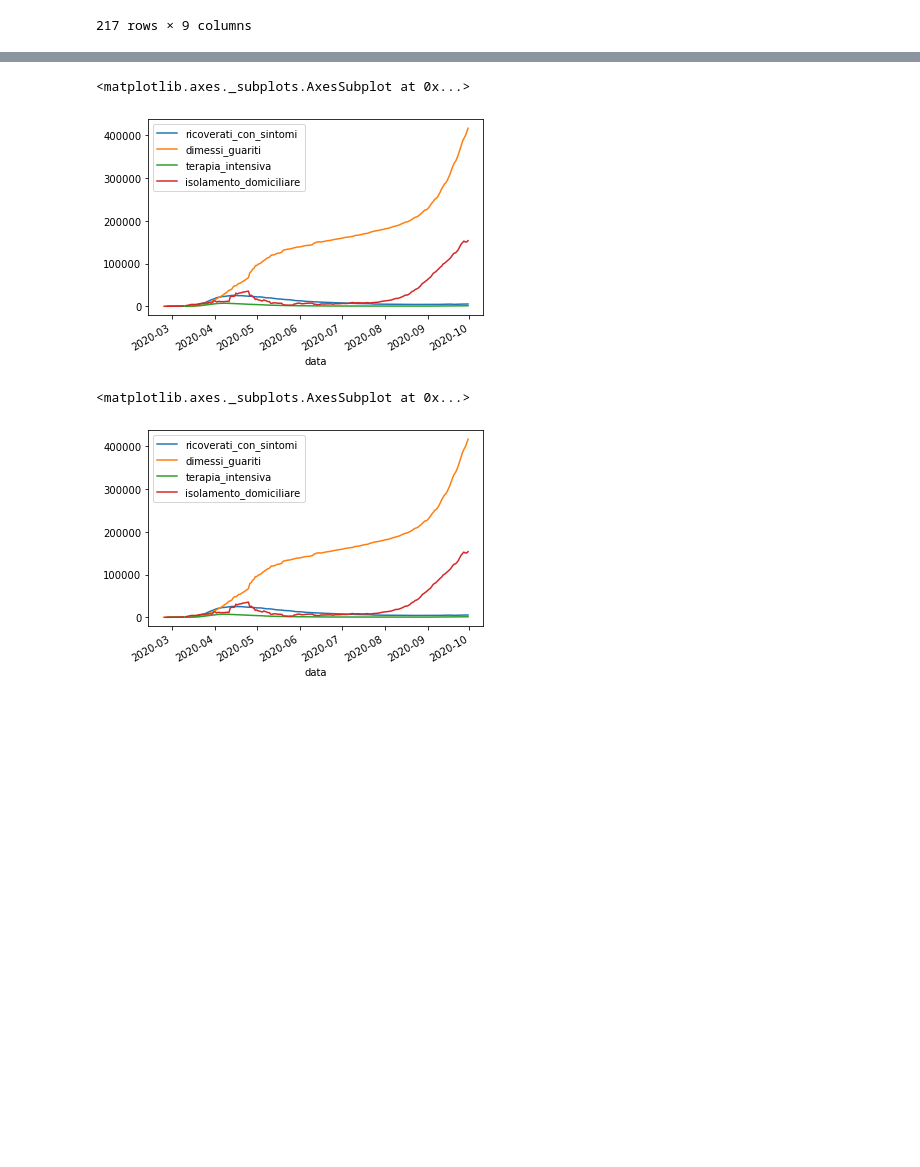
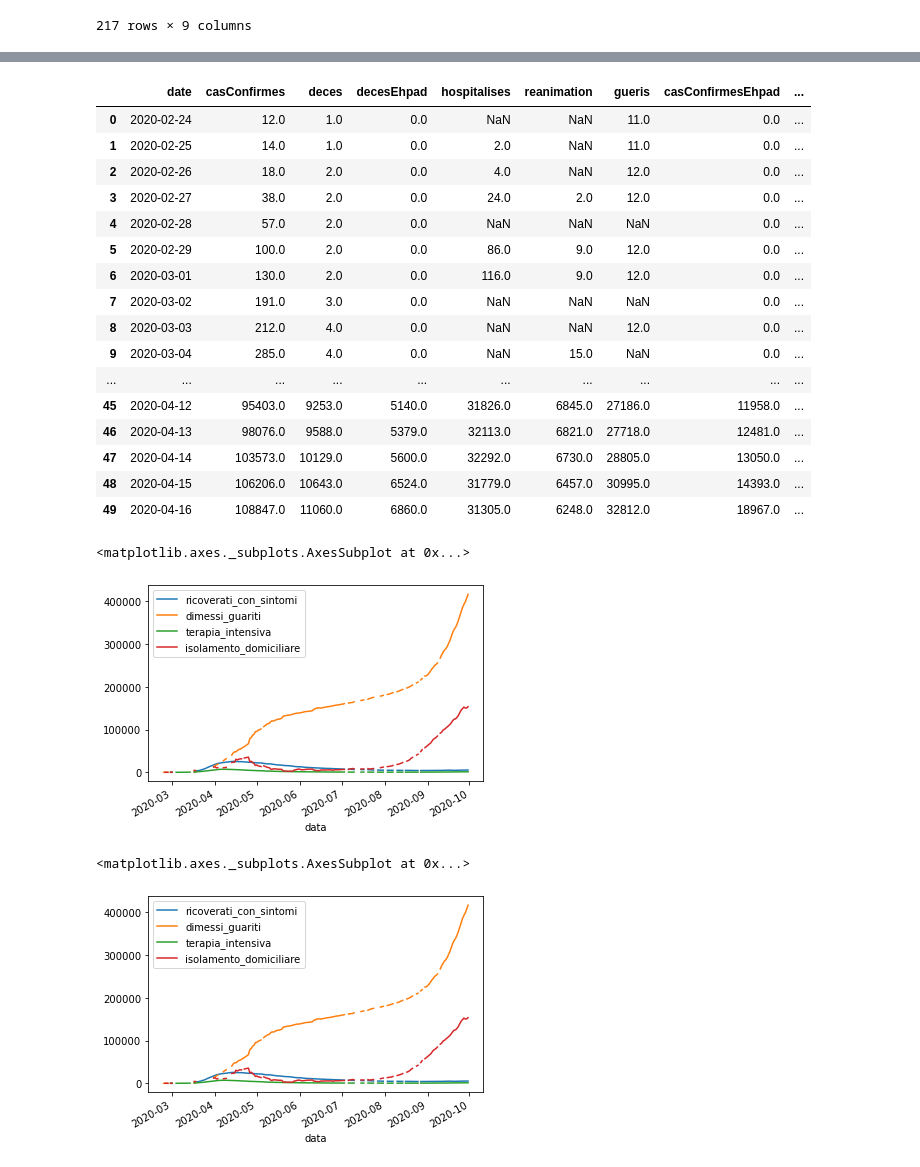
Before and after one commit to sailab-code/learning-sidarthe, a Jupyter notebook: data/dati-fr/process_fr_data.ipynb, the cells around one changed output, grey strips where cells are left out. Cells and saved outputs as stored; diff of their text form; code cells hidden in the pictures; blank space fills up the shorter version.

```diff
--- a/data/dati-fr/process_fr_data.ipynb
+++ b/data/dati-fr/process_fr_data.ipynb
@@ -64,7 +62,27 @@ g = sns.lineplot(data=df[plotCols].interpolate('time'))
 # %%
-df = df.interpolate('time')
+# df = df.interpolate('time')
 df['decesEhpad'].interpolate('time')
 df.reset_index(inplace=True)
+# %%
+df.head(50)
+# %% [output]
+|  | date | casConfirmes | deces | decesEhpad | hospitalises | reanimation | gueris | casConfirmesEhpad | ... |
+| 0 | 2020-02-24 | 12.0 | 1.0 | 0.0 | NaN | NaN | 11.0 | 0.0 | ... |
+| 1 | 2020-02-25 | 14.0 | 1.0 | 0.0 | 2.0 | NaN | 11.0 | 0.0 | ... |
+| 2 | 2020-02-26 | 18.0 | 2.0 | 0.0 | 4.0 | NaN | 12.0 | 0.0 | ... |
+| 3 | 2020-02-27 | 38.0 | 2.0 | 0.0 | 24.0 | 2.0 | 12.0 | 0.0 | ... |
+| 4 | 2020-02-28 | 57.0 | 2.0 | 0.0 | NaN | NaN | NaN | 0.0 | ... |
+| 5 | 2020-02-29 | 100.0 | 2.0 | 0.0 | 86.0 | 9.0 | 12.0 | 0.0 | ... |
+| 6 | 2020-03-01 | 130.0 | 2.0 | 0.0 | 116.0 | 9.0 | 12.0 | 0.0 | ... |
+| 7 | 2020-03-02 | 191.0 | 3.0 | 0.0 | NaN | NaN | NaN | 0.0 | ... |
+| 8 | 2020-03-03 | 212.0 | 4.0 | 0.0 | NaN | NaN | 12.0 | 0.0 | ... |
+| 9 | 2020-03-04 | 285.0 | 4.0 | 0.0 | NaN | 15.0 | NaN | 0.0 | ... |
+| ... | ... | ... | ... | ... | ... | ... | ... | ... | ... |
+| 45 | 2020-04-12 | 95403.0 | 9253.0 | 5140.0 | 31826.0 | 6845.0 | 27186.0 | 11958.0 | ... |
+| 46 | 2020-04-13 | 98076.0 | 9588.0 | 5379.0 | 32113.0 | 6821.0 | 27718.0 | 12481.0 | ... |
+| 47 | 2020-04-14 | 103573.0 | 10129.0 | 5600.0 | 32292.0 | 6730.0 | 28805.0 | 13050.0 | ... |
+| 48 | 2020-04-15 | 106206.0 | 10643.0 | 6524.0 | 31779.0 | 6457.0 | 30995.0 | 14393.0 | ... |
+| 49 | 2020-04-16 | 108847.0 | 11060.0 | 6860.0 | 31305.0 | 6248.0 | 32812.0 | 18967.0 | ... |
 # %%
 p_df = pd.DataFrame()
 
@@ -88,7 +106,7 @@ cols = ["data", "ricoverati_con_sintomi", "dimessi_guariti", "terapia_intensiva"
 p_df[cols].plot(x="data")
 # %% [output]
 <matplotlib.axes._subplots.AxesSubplot at 0x...>
-[figure, old version]
+[figure, new version]
 # %%
 cols = ["totale_casi", "totale_positivi", "totale_ospedalizzati", "ricoverati_con_sintomi", "dimessi_guariti", "terapia_intensiva"]
 # g = sns.lineplot("data", data=p_df[cols])
@@ -96,6 +114,6 @@ cols = ["data", "ricoverati_con_sintomi", "dimessi_guariti", "terapia_intensiva"
 p_df[cols].plot(x="data")
 # %% [output]
 <matplotlib.axes._subplots.AxesSubplot at 0x...>
-[figure, old version]
+[figure, new version]
 # %%
 p_df.to_csv("./fr_data_processed.csv")
```
Also changed, not shown: parts of 1 cell of this notebook, 1 other file.
